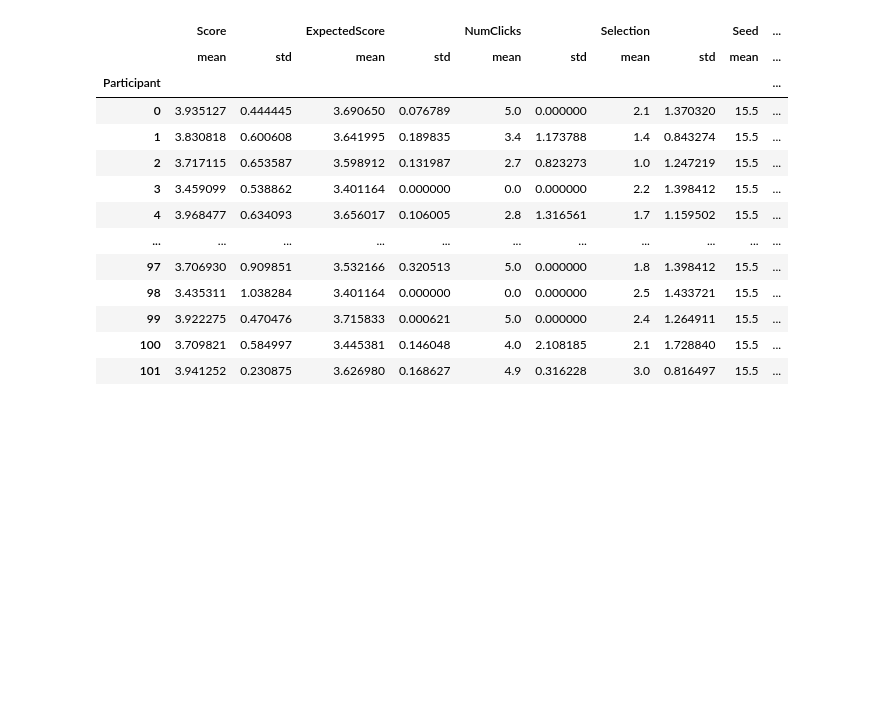
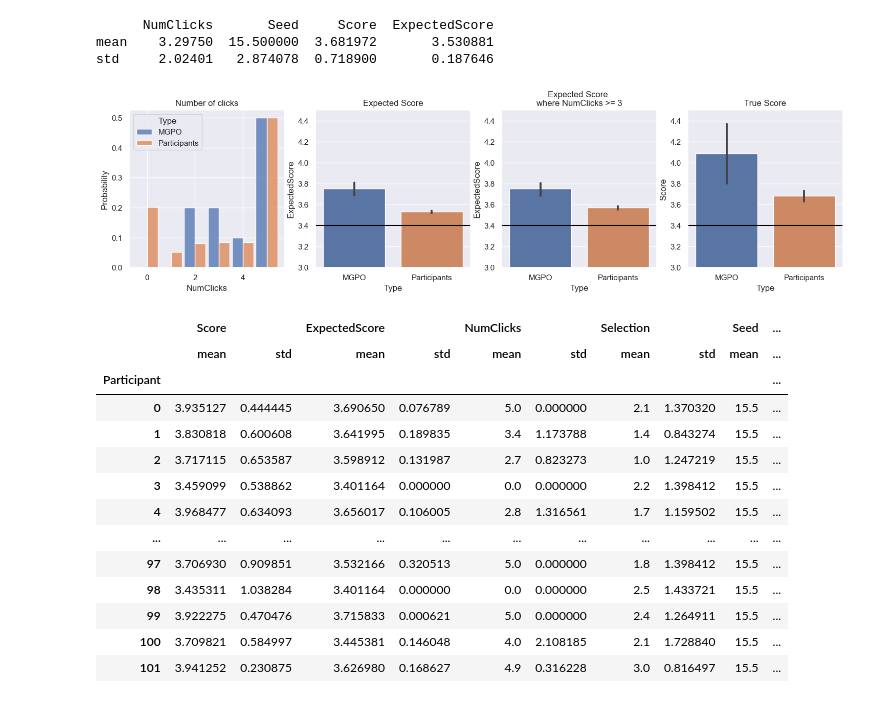
Before and after one commit to lovis-heindrich/MGPS-project-selection, a Jupyter notebook: analysis-3.ipynb, the cells around one changed output. Saved outputs shown, nothing was run; the diff lists cells and outputs as text; code cells hidden in the pictures; blank space fills up the shorter version.

```diff
--- a/analysis-3.ipynb
+++ b/analysis-3.ipynb
@@ -222,3 +310,42 @@ df.agg(["mean", "std"])
+# %%
+participant_res = df[["NumClicks", "Seed", "Score", "ExpectedScore"]].copy()
+print(participant_res.agg(["mean", "std"]))
+participant_res["Type"] = "Participants"
+# %% [output]
+      NumClicks       Seed     Score  ExpectedScore
+mean    3.29750  15.500000  3.681972       3.530881
+std     2.02401   2.874078  0.718900       0.187646
+# %%
+combined_df = pd.concat([res, participant_res])
+
+participant_res_trimmed = participant_res[participant_res["NumClicks"]>=3]
+combined_df_trimmed = pd.concat([res, participant_res_trimmed])
+
+fig, axes =plt.subplots(1,4, figsize=(18,4))
+axes = axes.flatten()
+
+g = sns.histplot(combined_df, x="NumClicks", stat="probability", discrete=True, common_bins=True, multiple="dodge", shrink=.9, common_norm = False, hue="Type", ax=axes[0])
+g.set_title("Number of clicks")
+env.reset()
+
+g = sns.barplot(combined_df, y="ExpectedScore", x="Type", ax=axes[1])
+g.set_ylim(3,4.5)
+g.axhline(env.expected_term_reward(env.state), color="black")
+g.set_title("Expected Score")
+
+g = sns.barplot(combined_df_trimmed, y="ExpectedScore", x="Type", ax=axes[2])
+g.set_ylim(3,4.5)
+g.axhline(env.expected_term_reward(env.state), color="black")
+g.set_title("Expected Score \nwhere NumClicks >= 3")
+
+g = sns.barplot(combined_df, y="Score", x="Type", ax=axes[3])
+g.set_ylim(3,4.5)
+g.axhline(env.expected_term_reward(env.state), color="black")
+g.set_title("True Score")
+
+plt.show()
+# %% [output]
+[figure, added]
 # %%
 participant_scores = df.groupby("Participant").agg(["mean", "std"])
 # %%
```
Also changed, not shown: parts of 10 cells of this notebook, 4 other files.
